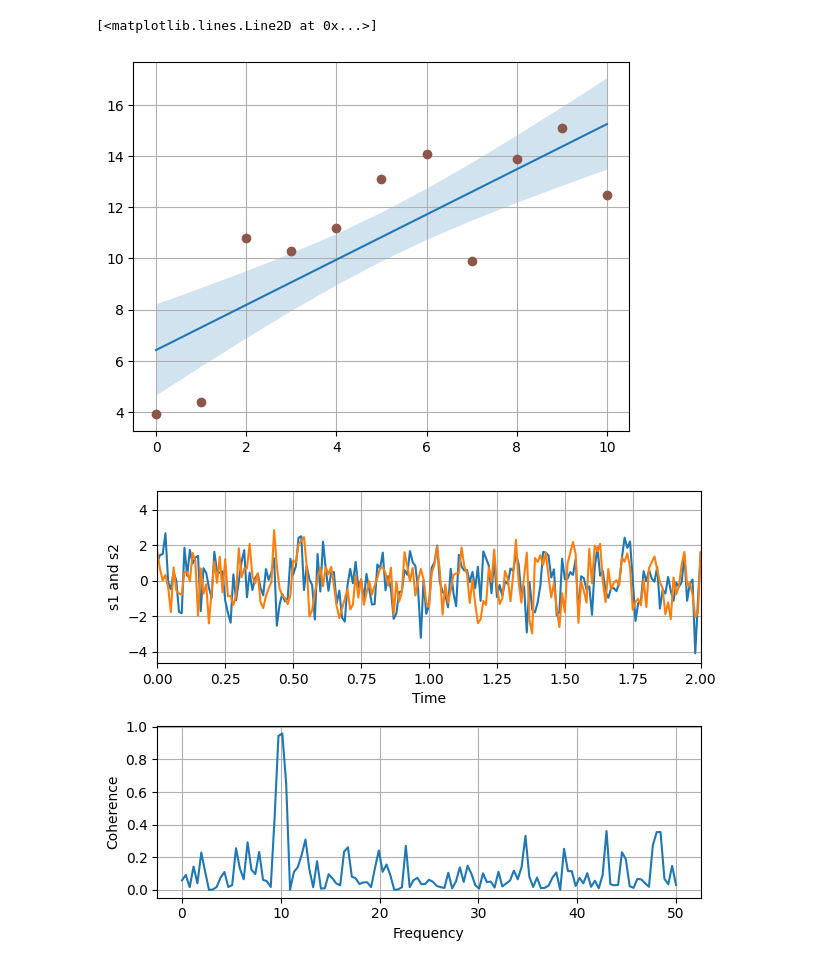
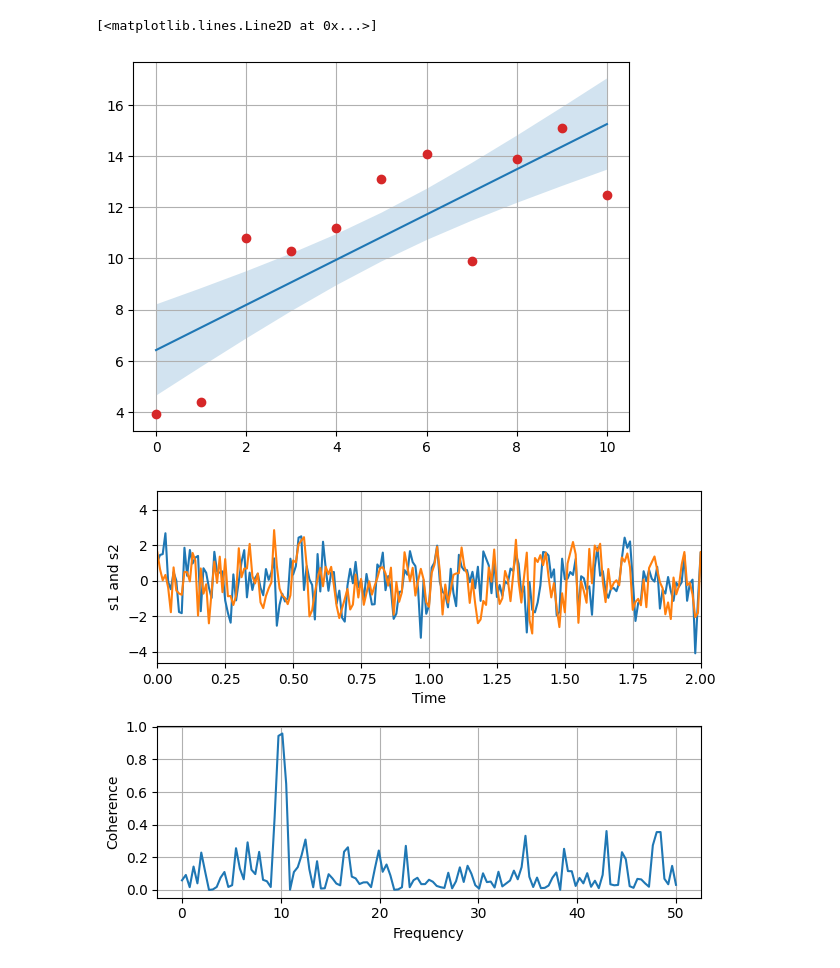
Before and after one commit to ChrisKolan/jupyter-test, a Jupyter notebook: matplotlib.ipynb, the cells around one changed output. Saved outputs shown, nothing was run; the diff lists cells and outputs as text; code cells hidden in the pictures.

```diff
--- a/matplotlib.ipynb
+++ b/matplotlib.ipynb
@@ -4,22 +4,22 @@ import numpy as np
 # %%
 N = 21
 x = np.linspace(0, 10, 11)
 y = [3.9, 4.4, 10.8, 10.3, 11.2, 13.1, 14.1,  9.9, 13.9, 15.1, 12.5]
 
 # fit a linear curve and estimate its y-values and their error.
 a, b = np.polyfit(x, y, deg=1)
 y_est = a * x + b
 y_err = x.std() * np.sqrt(1/len(x) +
                           (x - x.mean())**2 / np.sum((x - x.mean())**2))
 
 fig, ax = plt.subplots()
 ax.plot(x, y_est, '-')
 ax.grid(True)
 ax.fill_between(x, y_est - y_err, y_est + y_err, alpha=0.2)
-ax.plot(x, y, 'o', color='tab:brown')
+ax.plot(x, y, 'o', color='tab:red')
 # %% [output]
 [<matplotlib.lines.Line2D at 0x...>]
-[figure, old version]
+[figure, new version]
 # %%
 # Fixing random state for reproducibility
 np.random.seed(19680801)
```
